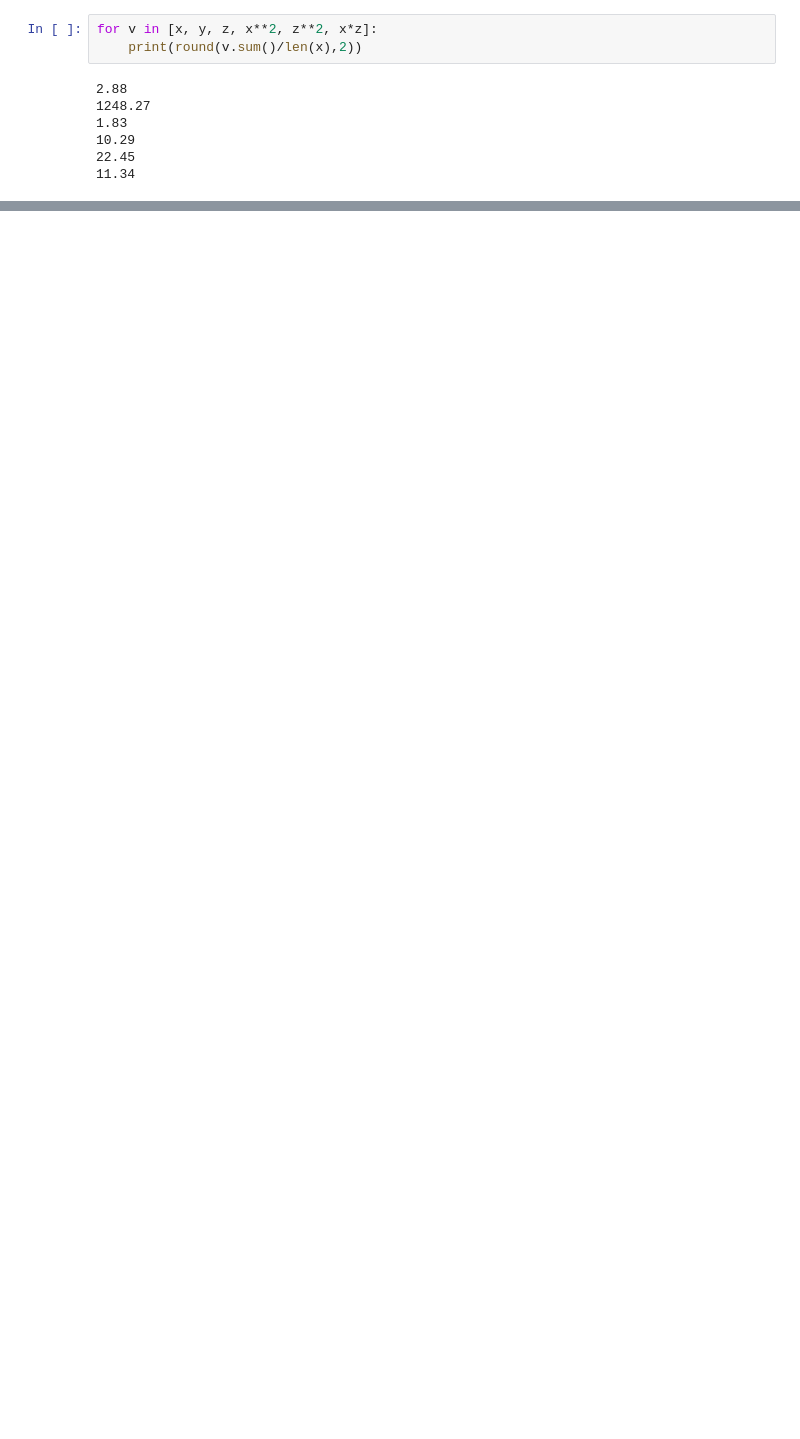
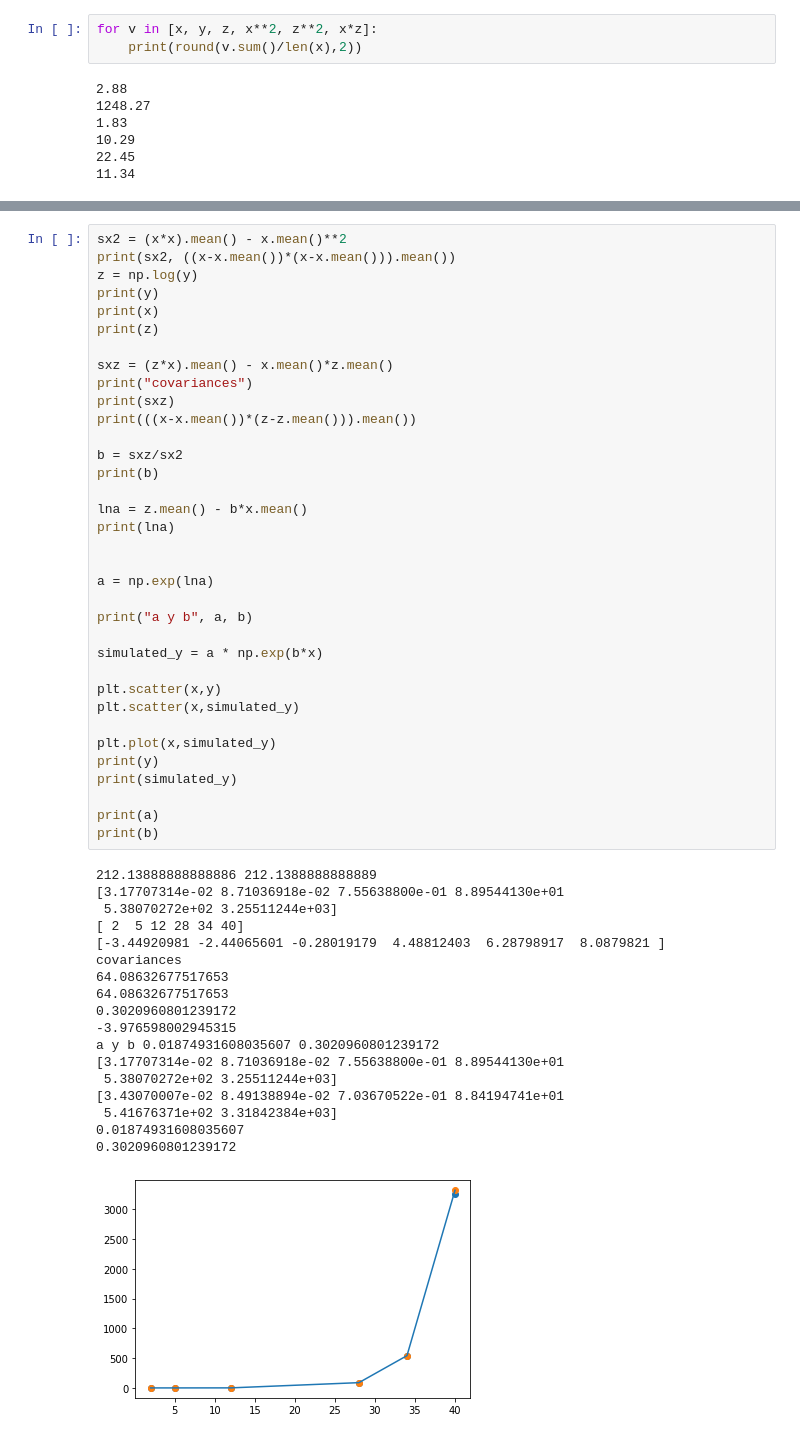
Before and after one commit to HugoJBello/clases-estadistica-1-empresariales, a Jupyter notebook: materiales/scripts/regression.ipynb, the cells around one changed output, grey strips where cells are left out. Cells and saved outputs as stored; diff of their text form; blank space fills up the shorter version.

```diff
--- a/materiales/scripts/regression.ipynb
+++ b/materiales/scripts/regression.ipynb
@@ -182,0 +265,54 @@ print(y)
+# %%
+sx2 = (x*x).mean() - x.mean()**2
+print(sx2, ((x-x.mean())*(x-x.mean())).mean())
+z = np.log(y)
+print(y)
+print(x)
+print(z)
+
+sxz = (z*x).mean() - x.mean()*z.mean()
+print("covariances")
+print(sxz)
+print(((x-x.mean())*(z-z.mean())).mean())
+
+b = sxz/sx2
+print(b)
+
+lna = z.mean() - b*x.mean()
+print(lna)
+
+
+a = np.exp(lna)
+
+print("a y b", a, b)
+
+simulated_y = a * np.exp(b*x)
+
+plt.scatter(x,y)
+plt.scatter(x,simulated_y)
+
+plt.plot(x,simulated_y)
+print(y)
+print(simulated_y)
+
+print(a)
+print(b)
+# %% [output]
+212.13888888888886 212.1388888888889
+[3.17707314e-02 8.71036918e-02 7.55638800e-01 8.89544130e+01
+ 5.38070272e+02 3.25511244e+03]
+[ 2  5 12 28 34 40]
+[-3.44920981 -2.44065601 -0.28019179  4.48812403  6.28798917  8.0879821 ]
+covariances
+64.08632677517653
+64.08632677517653
+0.3020960801239172
+-3.976598002945315
+a y b 0.01874931608035607 0.3020960801239172
+[3.17707314e-02 8.71036918e-02 7.55638800e-01 8.89544130e+01
+ 5.38070272e+02 3.25511244e+03]
+[3.43070007e-02 8.49138894e-02 7.03670522e-01 8.84194741e+01
+ 5.41676371e+02 3.31842384e+03]
+0.01874931608035607
+0.3020960801239172
+[figure, added]
```
Also changed, not shown: parts of 12 cells of this notebook, 4 other files.
